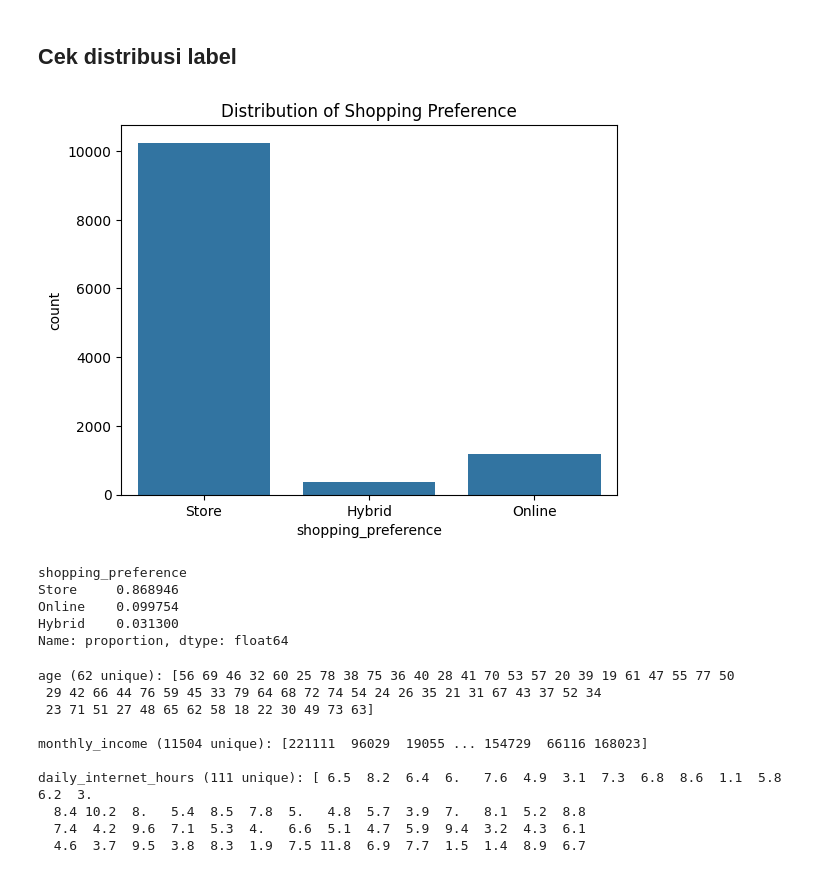
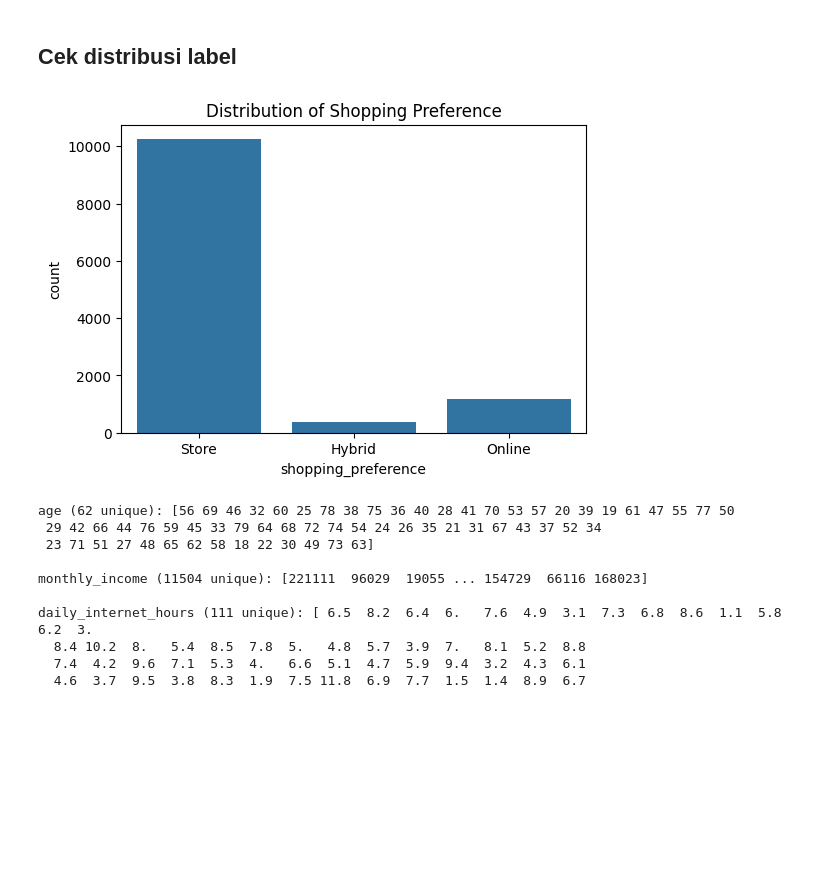
Before and after one commit to retnnoo/Sales-Channel-Classification-using-XGBoost, a Jupyter notebook: sales-channel-classification-using-xgboost.ipynb, the cells around one changed output. Cells and saved outputs as stored; diff of their text form; code cells hidden in the pictures; blank space fills up the shorter version.

```diff
--- a/sales-channel-classification-using-xgboost.ipynb
+++ b/sales-channel-classification-using-xgboost.ipynb
@@ -75,18 +75,12 @@ dtype: int64
 # %% [markdown]
 ## Cek distribusi label
 # %%
+plt.figure(figsize=(6,4))
 sns.countplot(x='shopping_preference', data=df)
 plt.title("Distribution of Shopping Preference")
 plt.show()
-
-df['shopping_preference'].value_counts(normalize=True)
 # %% [output]
-[figure, old version]
+[figure, new version]
-shopping_preference
-Store     0.868946
-Online    0.099754
-Hybrid    0.031300
-Name: proportion, dtype: float64
 # %%
 for col in df.columns:
     unique_vals = df[col].unique()
```
Also changed, not shown: parts of 14 cells of this notebook.
